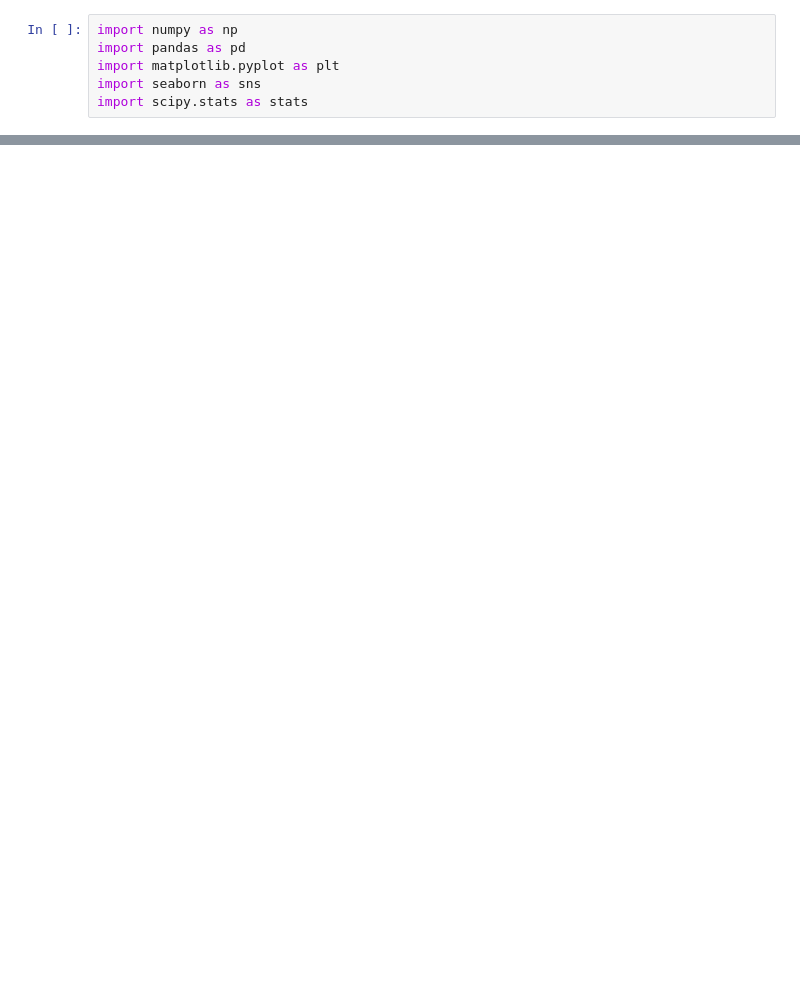
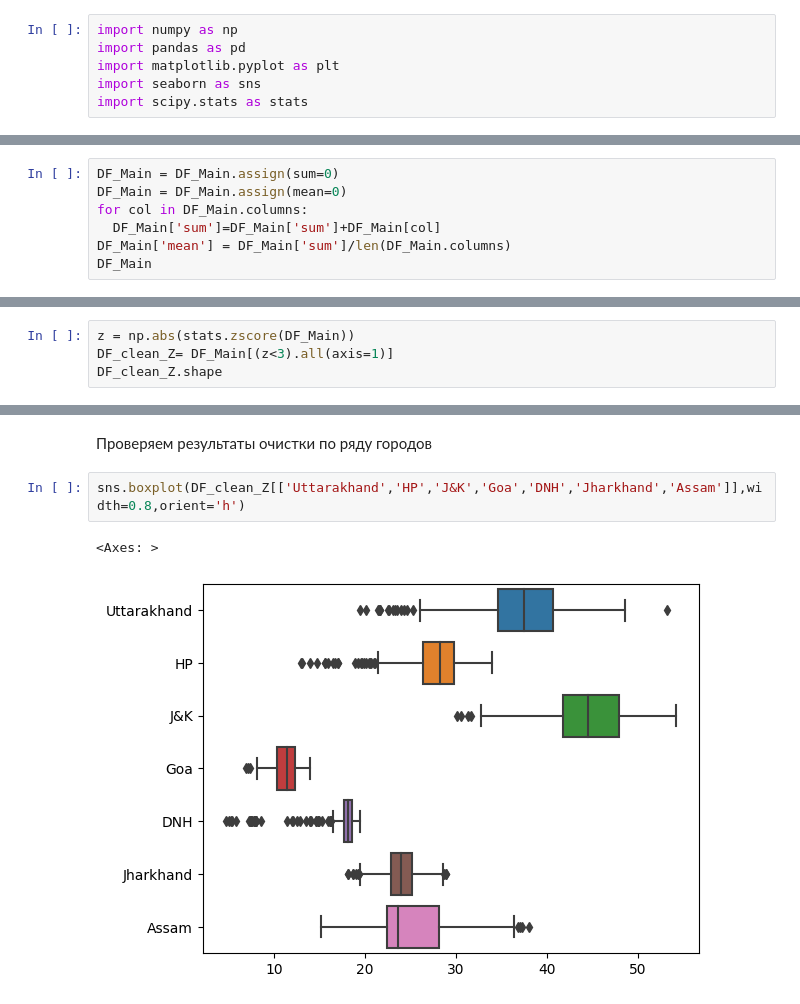
Before and after one commit to Demshin82/AI-architect, a Jupyter notebook: Промежуточная_аттестация.ipynb, the cells around one changed output, grey strips where cells are left out. Drawn from its saved outputs; the diff is of its cells as text; blank space fills up the shorter version.

```diff
--- a/Промежуточная_аттестация.ipynb
+++ b/Промежуточная_аттестация.ipynb
@@ -12,0 +52,7 @@ ParserError: ignored
+# %%
+DF_Main = DF_Main.assign(sum=0)
+DF_Main = DF_Main.assign(mean=0)
+for col in DF_Main.columns:
+  DF_Main['sum']=DF_Main['sum']+DF_Main[col]
+DF_Main['mean'] = DF_Main['sum']/len(DF_Main.columns)
+DF_Main
@@ -12,0 +76,4 @@ ParserError: ignored
+# %%
+z = np.abs(stats.zscore(DF_Main))
+DF_clean_Z= DF_Main[(z<3).all(axis=1)]
+DF_clean_Z.shape
@@ -12,0 +92,7 @@ ParserError: ignored
+# %% [markdown]
+Проверяем результаты очистки по ряду городов
+# %%
+sns.boxplot(DF_clean_Z[['Uttarakhand','HP','J&K','Goa','DNH','Jharkhand','Assam']],width=0.8,orient='h')
+# %% [output]
+<Axes: >
+[figure, added]
```
Also changed, not shown: parts of 21 cells of this notebook.
